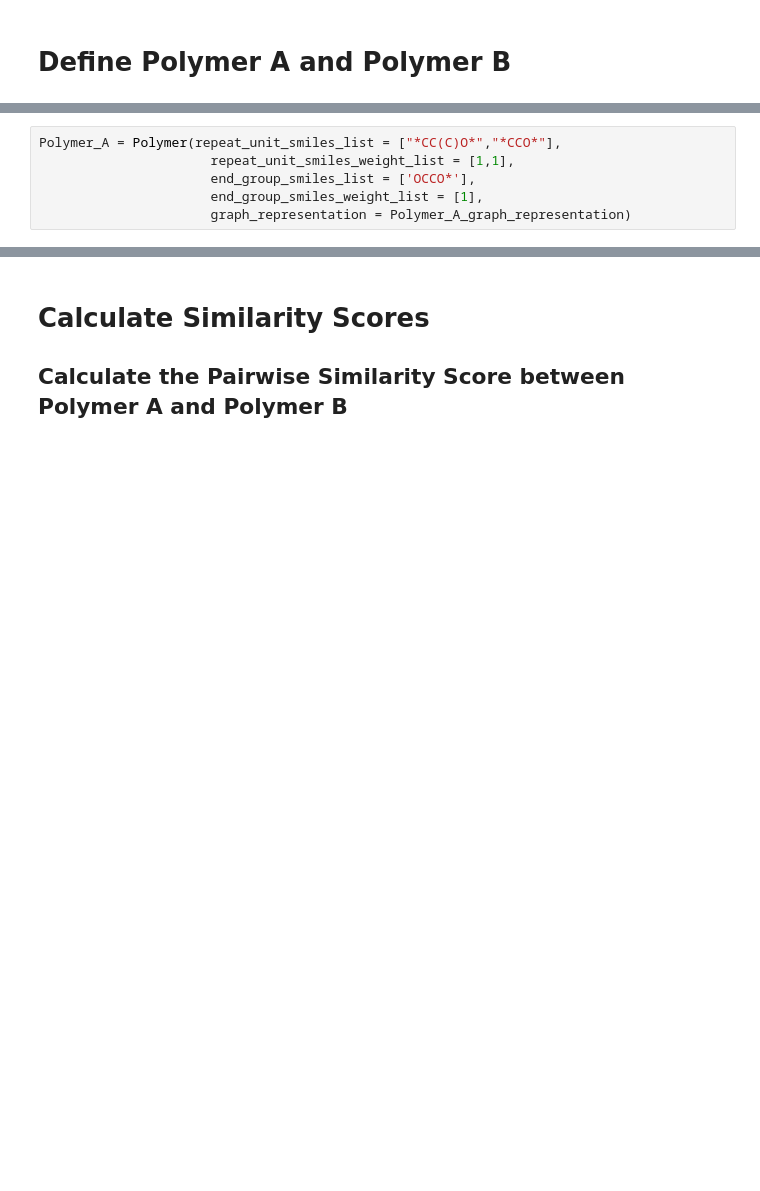
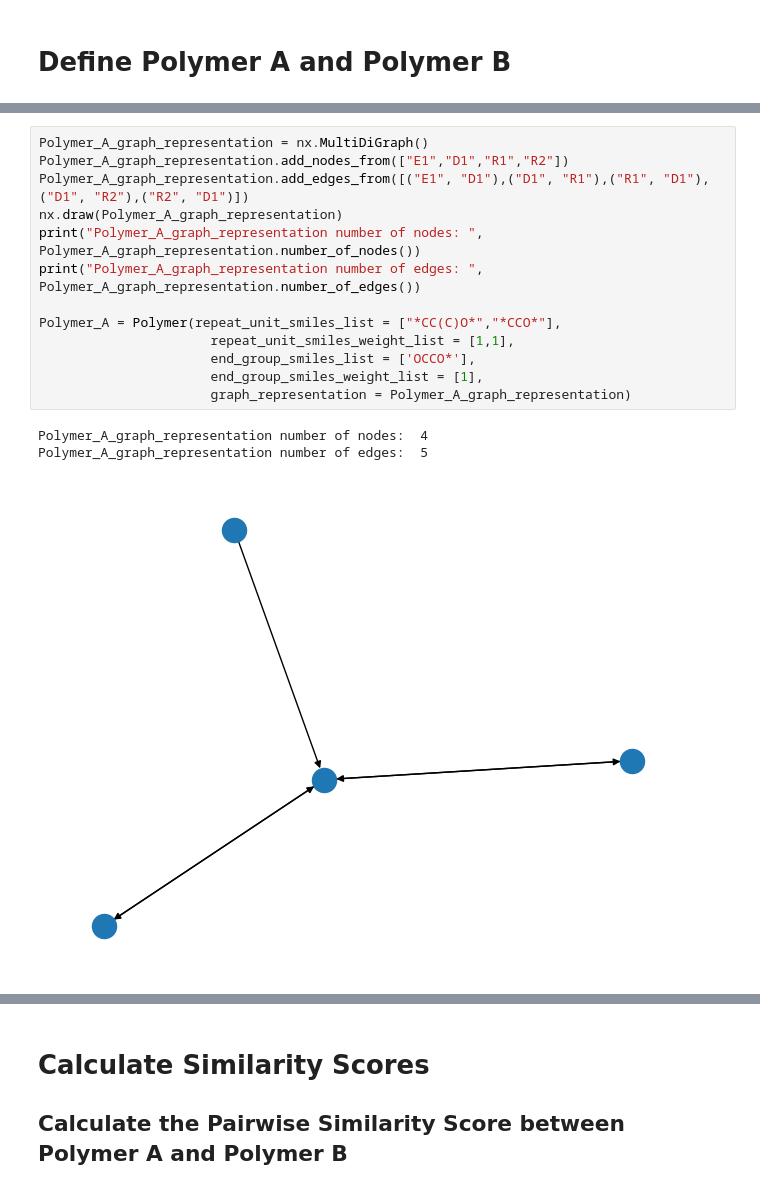
Before and after one commit to olsenlabmit/Polymer-Graph-Similarity, a Jupyter notebook: notebook/Polymer_Similarity_Method_Section_PolymerA_PolymerB.ipynb, the cells around one changed output, grey strips where cells are left out. Saved outputs shown, nothing was run; the diff lists cells and outputs as text; blank space fills up the shorter version.

```diff
--- a/notebook/Polymer_Similarity_Method_Section_PolymerA_PolymerB.ipynb
+++ b/notebook/Polymer_Similarity_Method_Section_PolymerA_PolymerB.ipynb
@@ -509,9 +476,20 @@ Polymer_B_graph_representation number of edges:  10
-# %%
-Polymer_A = Polymer(repeat_unit_smiles_list = ["*CC(C)O*","*CCO*"],
-                      repeat_unit_smiles_weight_list = [1,1],
-                      end_group_smiles_list = ['OCCO*'],
-                      end_group_smiles_weight_list = [1],
-                      graph_representation = Polymer_A_graph_representation)
+# %%
+Polymer_A_graph_representation = nx.MultiDiGraph()
+Polymer_A_graph_representation.add_nodes_from(["E1","D1","R1","R2"])
+Polymer_A_graph_representation.add_edges_from([("E1", "D1"),("D1", "R1"),("R1", "D1"), ("D1", "R2"),("R2", "D1")])
+nx.draw(Polymer_A_graph_representation)
+print("Polymer_A_graph_representation number of nodes: ", Polymer_A_graph_representation.number_of_nodes())
+print("Polymer_A_graph_representation number of edges: ", Polymer_A_graph_representation.number_of_edges())
+
+Polymer_A = Polymer(repeat_unit_smiles_list = ["*CC(C)O*","*CCO*"],
+                      repeat_unit_smiles_weight_list = [1,1],
+                      end_group_smiles_list = ['OCCO*'],
+                      end_group_smiles_weight_list = [1],
+                      graph_representation = Polymer_A_graph_representation)
+# %% [output]
+Polymer_A_graph_representation number of nodes:  4
+Polymer_A_graph_representation number of edges:  5
+[figure, added]
 # %% [markdown]
 ## Polymer B
 
```
Also changed, not shown: parts of 9 cells of this notebook.
